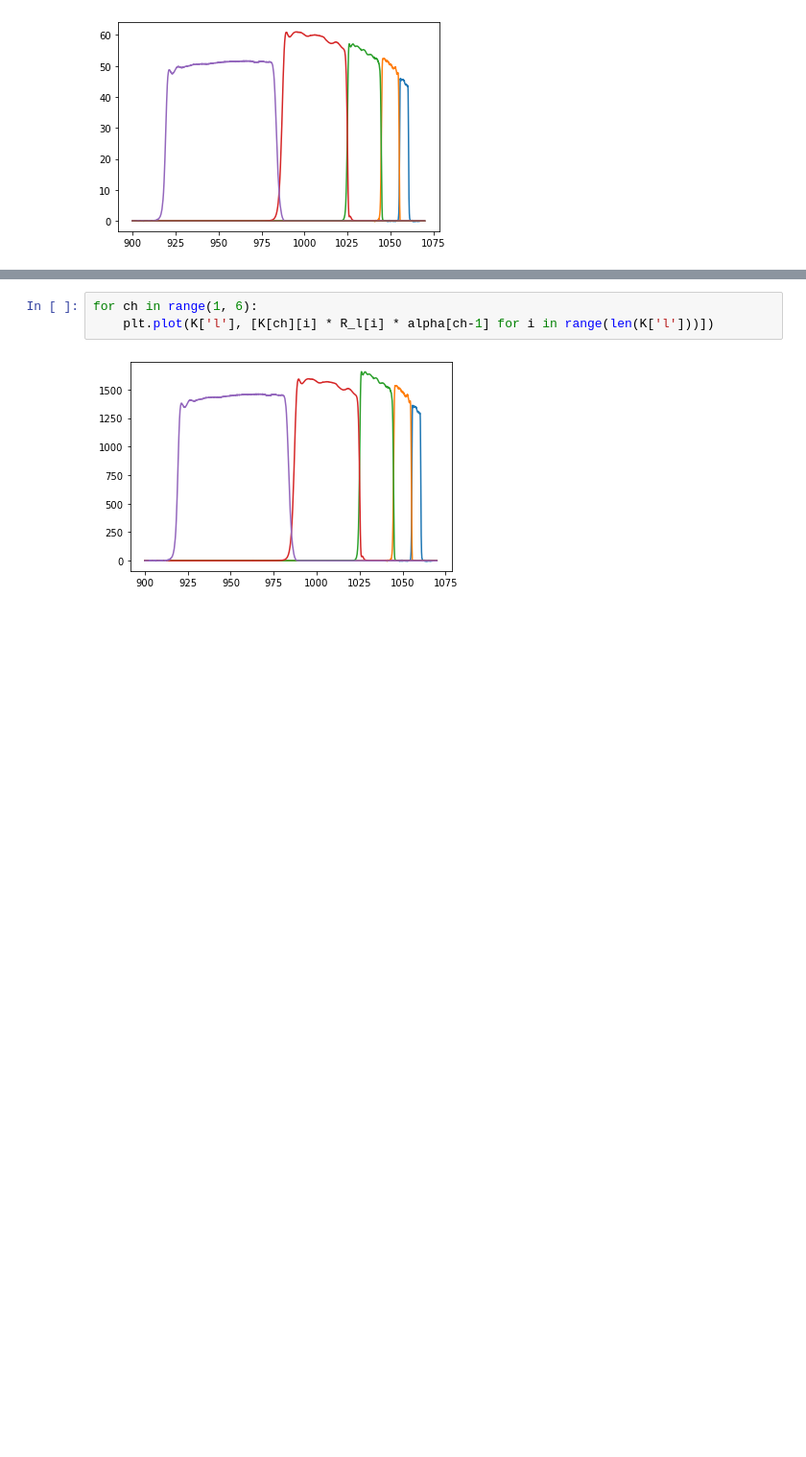
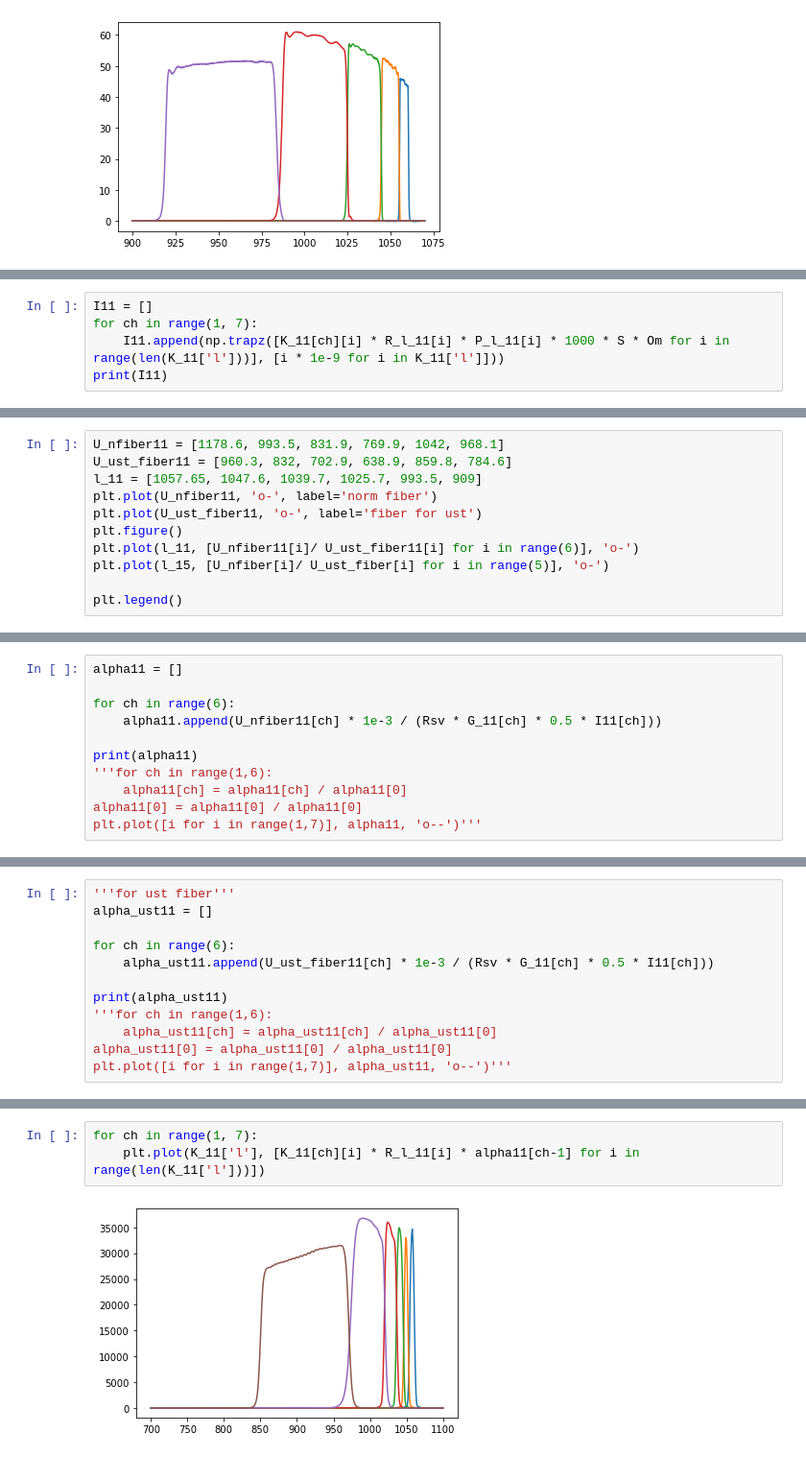
Before and after one commit to Katyarin/TS_T15MD, a Jupyter notebook: Spectral_Calibration.ipynb, the cells around one changed output, grey strips where cells are left out. Shown: that part at 96% size. Drawn from its saved outputs; the diff is of its cells as text; blank space fills up the shorter version.

```diff
--- a/Spectral_Calibration.ipynb
+++ b/Spectral_Calibration.ipynb
@@ -120,0 +290,5 @@ plt.plot([i for i in range(1,6)], alpha, 'o--')
+# %%
+I11 = []
+for ch in range(1, 7):
+    I11.append(np.trapz([K_11[ch][i] * R_l_11[i] * P_l_11[i] * 1000 * S * Om for i in range(len(K_11['l']))], [i * 1e-9 for i in K_11['l']]))
+print(I11)
@@ -120,0 +297,11 @@ plt.plot([i for i in range(1,6)], alpha, 'o--')
+# %%
+U_nfiber11 = [1178.6, 993.5, 831.9, 769.9, 1042, 968.1]
+U_ust_fiber11 = [960.3, 832, 702.9, 638.9, 859.8, 784.6]
+l_11 = [1057.65, 1047.6, 1039.7, 1025.7, 993.5, 909]
+plt.plot(U_nfiber11, 'o-', label='norm fiber')
+plt.plot(U_ust_fiber11, 'o-', label='fiber for ust')
+plt.figure()
+plt.plot(l_11, [U_nfiber11[i]/ U_ust_fiber11[i] for i in range(6)], 'o-')
+plt.plot(l_15, [U_nfiber[i]/ U_ust_fiber[i] for i in range(5)], 'o-')
+
+plt.legend()
@@ -120,0 +313,11 @@ plt.plot([i for i in range(1,6)], alpha, 'o--')
+# %%
+alpha11 = []
+
+for ch in range(6):
+    alpha11.append(U_nfiber11[ch] * 1e-3 / (Rsv * G_11[ch] * 0.5 * I11[ch]))
+
+print(alpha11)
+'''for ch in range(1,6):
+    alpha11[ch] = alpha11[ch] / alpha11[0]
+alpha11[0] = alpha11[0] / alpha11[0]
+plt.plot([i for i in range(1,7)], alpha11, 'o--')'''
@@ -120,0 +327,12 @@ plt.plot([i for i in range(1,6)], alpha, 'o--')
+# %%
+'''for ust fiber'''
+alpha_ust11 = []
+
+for ch in range(6):
+    alpha_ust11.append(U_ust_fiber11[ch] * 1e-3 / (Rsv * G_11[ch] * 0.5 * I11[ch]))
+
+print(alpha_ust11)
+'''for ch in range(1,6):
+    alpha_ust11[ch] = alpha_ust11[ch] / alpha_ust11[0]
+alpha_ust11[0] = alpha_ust11[0] / alpha_ust11[0]
+plt.plot([i for i in range(1,7)], alpha_ust11, 'o--')'''
@@ -121,5 +356,5 @@ plt.plot([i for i in range(1,6)], alpha, 'o--')
 # %%
-for ch in range(1, 6):
-    plt.plot(K['l'], [K[ch][i] * R_l[i] * alpha[ch-1] for i in range(len(K['l']))])
+for ch in range(1, 7):
+    plt.plot(K_11['l'], [K_11[ch][i] * R_l_11[i] * alpha11[ch-1] for i in range(len(K_11['l']))])
 # %% [output]
-[figure, old version]
+[figure, new version]
```
Also changed, not shown: parts of 31 cells of this notebook, 37 other files.
